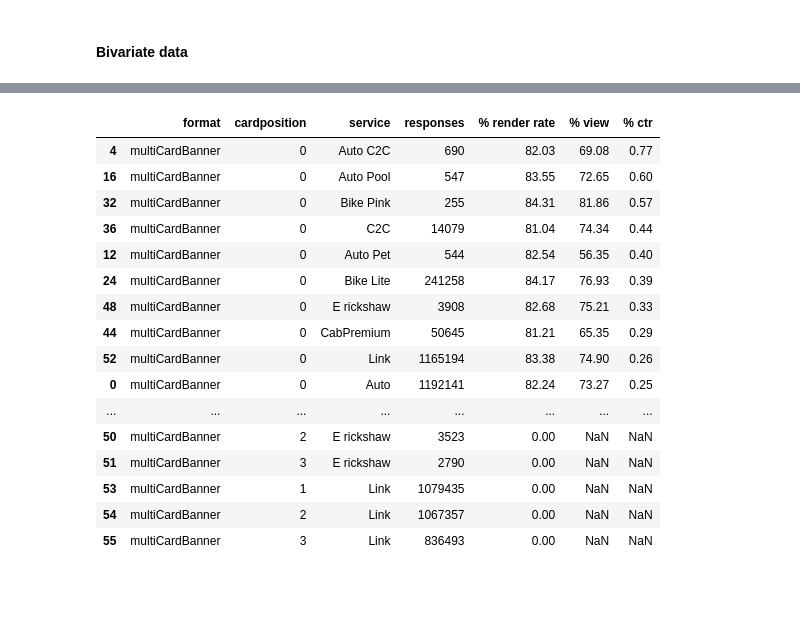
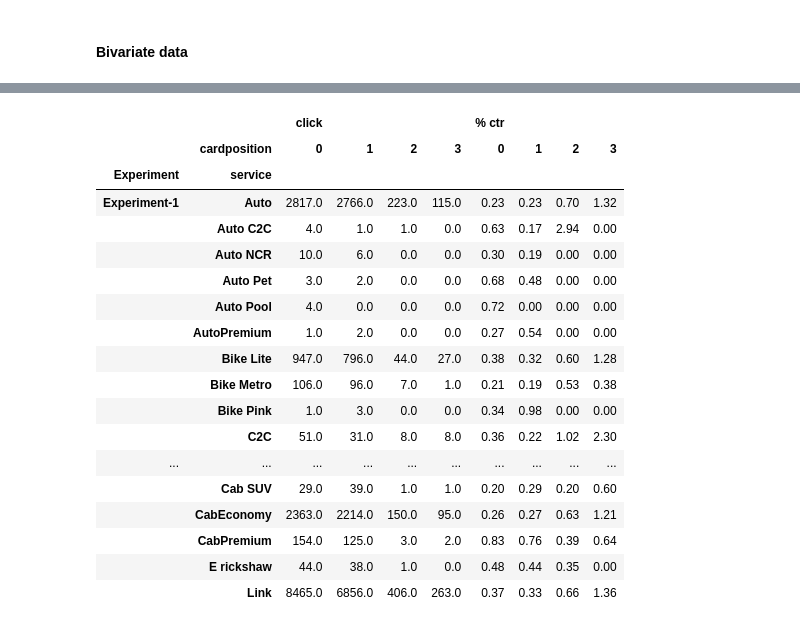
Before and after one commit to Manoj-kumar-ravirajan/analytics, a Jupyter notebook: customer/Ads-Monetisation/page-format-experiment/multi-card-banner.ipynb, the cells around one changed output, grey strips where cells are left out. Saved outputs shown, nothing was run; the diff lists cells and outputs as text; code cells hidden in the pictures; blank space fills up the shorter version.

```diff
--- a/customer/Ads-Monetisation/page-format-experiment/multi-card-banner.ipynb
+++ b/customer/Ads-Monetisation/page-format-experiment/multi-card-banner.ipynb
@@ -284,2 +247,4 @@ df_cux_metadata.shape, df_cux_segment.shape
 # %%
-df_cux_metadata.head(1)
+df_exp1['Experiment'] = 'Experiment-1'
+df_exp2['Experiment'] = 'Experiment-2'
+df_exp3['Experiment'] = 'Experiment-3'
@@ -289,2 +251,3 @@ df_cux_metadata.head(1)
 # %%
-df_cux_segment.head(1)
+frames = [df_exp1, df_exp2, df_exp3]
+df_data = pd.concat(frames)
@@ -294,4 +254,3 @@ df_cux_segment.head(1)
 # %%
-df = pd.merge(df_cux_metadata, df_cux_segment, how='left', on = 'userid')
-df.head(1).T
+df_data.head(2)
 # %% [output]
@@ -323,22 +288,24 @@ def get_funnel(df, groupby):
 
     df_temp = df\
                 .groupby(groupby + ['cardposition'])\
-                .agg(responses = ('response_id', 'nunique'),
-                     impression = ('impression_id', 'nunique'),
-                     viewable_impression = ('viewable_impression_id', 'nunique'),
-                     click = ('click_id', 'nunique'),
+                .agg(responses = ('response', 'sum'),
+                     impression = ('impression', 'sum'),
+                     impression_modified = ('impression_modified', 'sum'),
+                     viewable_impression = ('viewable_impression', 'sum'),
+                     click = ('click', 'sum'),
                     )\
                 .reset_index()
 
-    df_temp['% render rate'] = (df_temp['impression']*100.00/df_temp['responses']).round(2)
-    df_temp['% view'] = (df_temp['viewable_impression']*100.00/df_temp['impression']).round(2)
+    # df_temp['% render rate'] = (df_temp['impression_modified']*100.00/df_temp['responses']).round(2)
+    # df_temp['% render rate modified'] = (df_temp['impression_modified']*100.00/df_temp['responses']).round(2)
+    # df_temp['% view'] = (df_temp['viewable_impression']*100.00/df_temp['impression']).round(2)
     df_temp['% ctr'] = (df_temp['click']*100.00/df_temp['viewable_impression']).round(2)
 
-    df_temp['format'] = format
+    df_temp['format'] = 'multiCardBanner'
 
-    columns = ['format', 'cardposition'] + groupby + ['responses', '% render rate', '% view', '% ctr']
+    columns = ['format'] + groupby + ['cardposition', 'responses', 'viewable_impression', 'click', '% ctr']
 
-    return df_temp[columns].sort_values(by='% ctr', ascending=False)
+    return df_temp[columns].sort_values(by=['Experiment', '% ctr'], ascending=[True, False])
 # %% [markdown]
 <div class="alert alert-block alert-success">
 
@@ -402,21 +373,25 @@ display(get_funnel(df, ['slotUnitId']))
 # %%
-display(get_funnel(df, ['service']))
+get_funnel(df_data,['Experiment', 'service']).pivot(index = ['Experiment', 'service'] ,
+                                                     columns = ['cardposition'] ,
+                                                     values =['click', '% ctr'])
 # %% [output]
-|  | format | cardposition | service | responses | % render rate | % view | % ctr |
-| 4 | multiCardBanner | 0 | Auto C2C | 690 | 82.03 | 69.08 | 0.77 |
-| 16 | multiCardBanner | 0 | Auto Pool | 547 | 83.55 | 72.65 | 0.60 |
-| 32 | multiCardBanner | 0 | Bike Pink | 255 | 84.31 | 81.86 | 0.57 |
-| 36 | multiCardBanner | 0 | C2C | 14079 | 81.04 | 74.34 | 0.44 |
-| 12 | multiCardBanner | 0 | Auto Pet | 544 | 82.54 | 56.35 | 0.40 |
-| 24 | multiCardBanner | 0 | Bike Lite | 241258 | 84.17 | 76.93 | 0.39 |
-| 48 | multiCardBanner | 0 | E rickshaw | 3908 | 82.68 | 75.21 | 0.33 |
-| 44 | multiCardBanner | 0 | CabPremium | 50645 | 81.21 | 65.35 | 0.29 |
-| 52 | multiCardBanner | 0 | Link | 1165194 | 83.38 | 74.90 | 0.26 |
-| 0 | multiCardBanner | 0 | Auto | 1192141 | 82.24 | 73.27 | 0.25 |
-| ... | ... | ... | ... | ... | ... | ... | ... |
-| 50 | multiCardBanner | 2 | E rickshaw | 3523 | 0.00 | NaN | NaN |
-| 51 | multiCardBanner | 3 | E rickshaw | 2790 | 0.00 | NaN | NaN |
-| 53 | multiCardBanner | 1 | Link | 1079435 | 0.00 | NaN | NaN |
-| 54 | multiCardBanner | 2 | Link | 1067357 | 0.00 | NaN | NaN |
-| 55 | multiCardBanner | 3 | Link | 836493 | 0.00 | NaN | NaN |
+|  |  | click |  |  |  | % ctr |  |  |  |
+|  | cardposition | 0 | 1 | 2 | 3 | 0 | 1 | 2 | 3 |
+| Experiment | service |  |  |  |  |  |  |  |  |
+| Experiment-1 | Auto | 2817.0 | 2766.0 | 223.0 | 115.0 | 0.23 | 0.23 | 0.70 | 1.32 |
+|  | Auto C2C | 4.0 | 1.0 | 1.0 | 0.0 | 0.63 | 0.17 | 2.94 | 0.00 |
+|  | Auto NCR | 10.0 | 6.0 | 0.0 | 0.0 | 0.30 | 0.19 | 0.00 | 0.00 |
+|  | Auto Pet | 3.0 | 2.0 | 0.0 | 0.0 | 0.68 | 0.48 | 0.00 | 0.00 |
+|  | Auto Pool | 4.0 | 0.0 | 0.0 | 0.0 | 0.72 | 0.00 | 0.00 | 0.00 |
+|  | AutoPremium | 1.0 | 2.0 | 0.0 | 0.0 | 0.27 | 0.54 | 0.00 | 0.00 |
+|  | Bike Lite | 947.0 | 796.0 | 44.0 | 27.0 | 0.38 | 0.32 | 0.60 | 1.28 |
+|  | Bike Metro | 106.0 | 96.0 | 7.0 | 1.0 | 0.21 | 0.19 | 0.53 | 0.38 |
+|  | Bike Pink | 1.0 | 3.0 | 0.0 | 0.0 | 0.34 | 0.98 | 0.00 | 0.00 |
+|  | C2C | 51.0 | 31.0 | 8.0 | 8.0 | 0.36 | 0.22 | 1.02 | 2.30 |
+| ... | ... | ... | ... | ... | ... | ... | ... | ... | ... |
+|  | Cab SUV | 29.0 | 39.0 | 1.0 | 1.0 | 0.20 | 0.29 | 0.20 | 0.60 |
+|  | CabEconomy | 2363.0 | 2214.0 | 150.0 | 95.0 | 0.26 | 0.27 | 0.63 | 1.21 |
+|  | CabPremium | 154.0 | 125.0 | 3.0 | 2.0 | 0.83 | 0.76 | 0.39 | 0.64 |
+|  | E rickshaw | 44.0 | 38.0 | 1.0 | 0.0 | 0.48 | 0.44 | 0.35 | 0.00 |
+|  | Link | 8465.0 | 6856.0 | 406.0 | 263.0 | 0.37 | 0.33 | 0.66 | 1.36 |
 # %%
```
Also changed, not shown: parts of 23 cells of this notebook, 3 other files.
